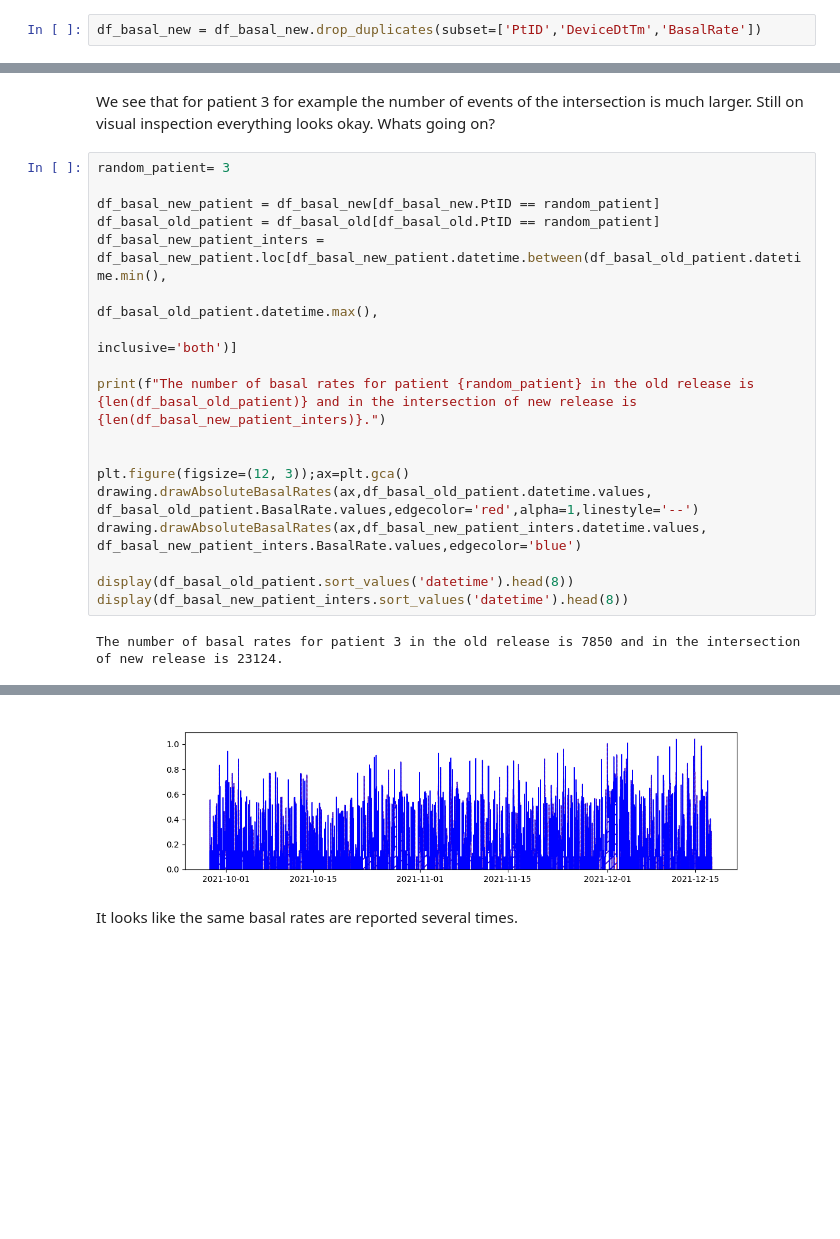
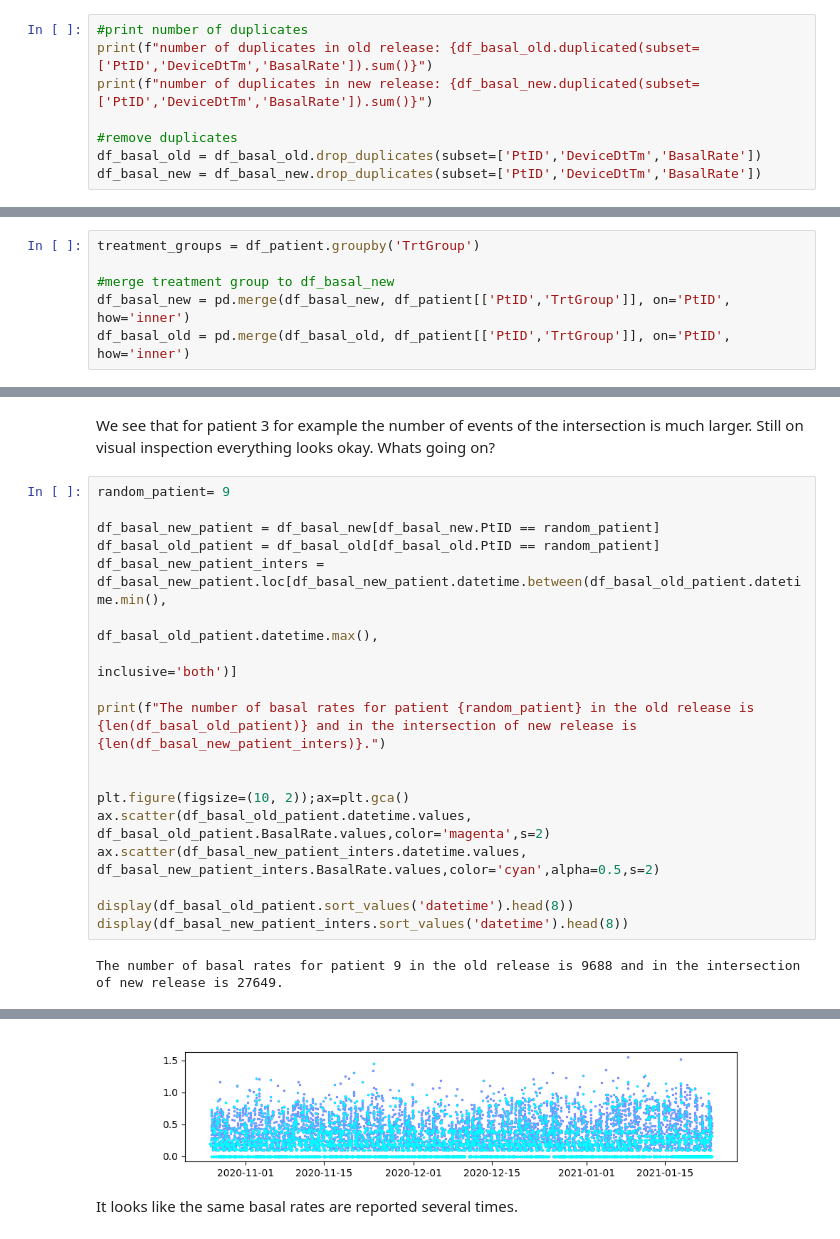
Before and after one commit to nudgebg/egvinsulin, a Jupyter notebook: notebooks/understand-pedap-dataset/2025-04-16 - understand-new-pedap-basal-format.ipynb, the cells around one changed output, grey strips where cells are left out. Saved outputs shown, nothing was run; the diff lists cells and outputs as text; blank space fills up the shorter version.

Commit message:
[117-pedapbasal] Update pedap to new basal format.

```diff
--- a/notebooks/understand-pedap-dataset/2025-04-16 - understand-new-pedap-basal-format.ipynb
+++ b/notebooks/understand-pedap-dataset/2025-04-16 - understand-new-pedap-basal-format.ipynb
@@ -75,4 +79,10 @@ We see we also have more patients. In the previous dataset we only saw 65 and as
 # %% [markdown]
 Drop obvious duplicates (in record id)
 # %%
+#print number of duplicates
+print(f"number of duplicates in old release: {df_basal_old.duplicated(subset=['PtID','DeviceDtTm','BasalRate']).sum()}")
+print(f"number of duplicates in new release: {df_basal_new.duplicated(subset=['PtID','DeviceDtTm','BasalRate']).sum()}")
+
+#remove duplicates
+df_basal_old = df_basal_old.drop_duplicates(subset=['PtID','DeviceDtTm','BasalRate'])
 df_basal_new = df_basal_new.drop_duplicates(subset=['PtID','DeviceDtTm','BasalRate'])
@@ -149,3 +150,9 @@ df_basal_old['date'] = df_basal_old['datetime'].dt.date
 Previously we assumed that all SC patients must be dropped.
 This is wrong. SC patients can use the Tandem control iq device after the first 13 weeks of data.
+# %%
+treatment_groups = df_patient.groupby('TrtGroup')
+
+#merge treatment group to df_basal_new
+df_basal_new = pd.merge(df_basal_new, df_patient[['PtID','TrtGroup']], on='PtID', how='inner')
+df_basal_old = pd.merge(df_basal_old, df_patient[['PtID','TrtGroup']], on='PtID', how='inner')
 # %%
@@ -266,7 +271,7 @@ Name: mean_diff, dtype: float64
 # %% [markdown]
 We see that for patient 3 for example the number of events of the intersection is much larger. Still on visual inspection everything looks okay. Whats going on?
 # %%
-random_patient= 3
+random_patient= 9
 
 df_basal_new_patient = df_basal_new[df_basal_new.PtID == random_patient]
 df_basal_old_patient = df_basal_old[df_basal_old.PtID == random_patient]
@@ -277,11 +282,11 @@ df_basal_new_patient_inters = df_basal_new_patient.loc[df_basal_new_patient.date
 print(f"The number of basal rates for patient {random_patient} in the old release is {len(df_basal_old_patient)} and in the intersection of new release is {len(df_basal_new_patient_inters)}.")
 
 
-plt.figure(figsize=(12, 3));ax=plt.gca()
-drawing.drawAbsoluteBasalRates(ax,df_basal_old_patient.datetime.values, df_basal_old_patient.BasalRate.values,edgecolor='red',alpha=1,linestyle='--')
-drawing.drawAbsoluteBasalRates(ax,df_basal_new_patient_inters.datetime.values, df_basal_new_patient_inters.BasalRate.values,edgecolor='blue')
+plt.figure(figsize=(10, 2));ax=plt.gca()
+ax.scatter(df_basal_old_patient.datetime.values, df_basal_old_patient.BasalRate.values,color='magenta',s=2)
+ax.scatter(df_basal_new_patient_inters.datetime.values, df_basal_new_patient_inters.BasalRate.values,color='cyan',alpha=0.5,s=2)
 
 display(df_basal_old_patient.sort_values('datetime').head(8))
 display(df_basal_new_patient_inters.sort_values('datetime').head(8))
 # %% [output]
-The number of basal rates for patient 3 in the old release is 7850 and in the intersection of new release is 23124.
+The number of basal rates for patient 9 in the old release is 9688 and in the intersection of new release is 27649.
@@ -306,4 +311,4 @@ The number of basal rates for patient 3 in the old release is 7850 and in the in
-[figure, old version]
+[figure, new version]
 # %% [markdown]
 It looks like the same basal rates are reported several times.
 # %%
```
Also changed, not shown: parts of 33 cells of this notebook, 5 other files.
